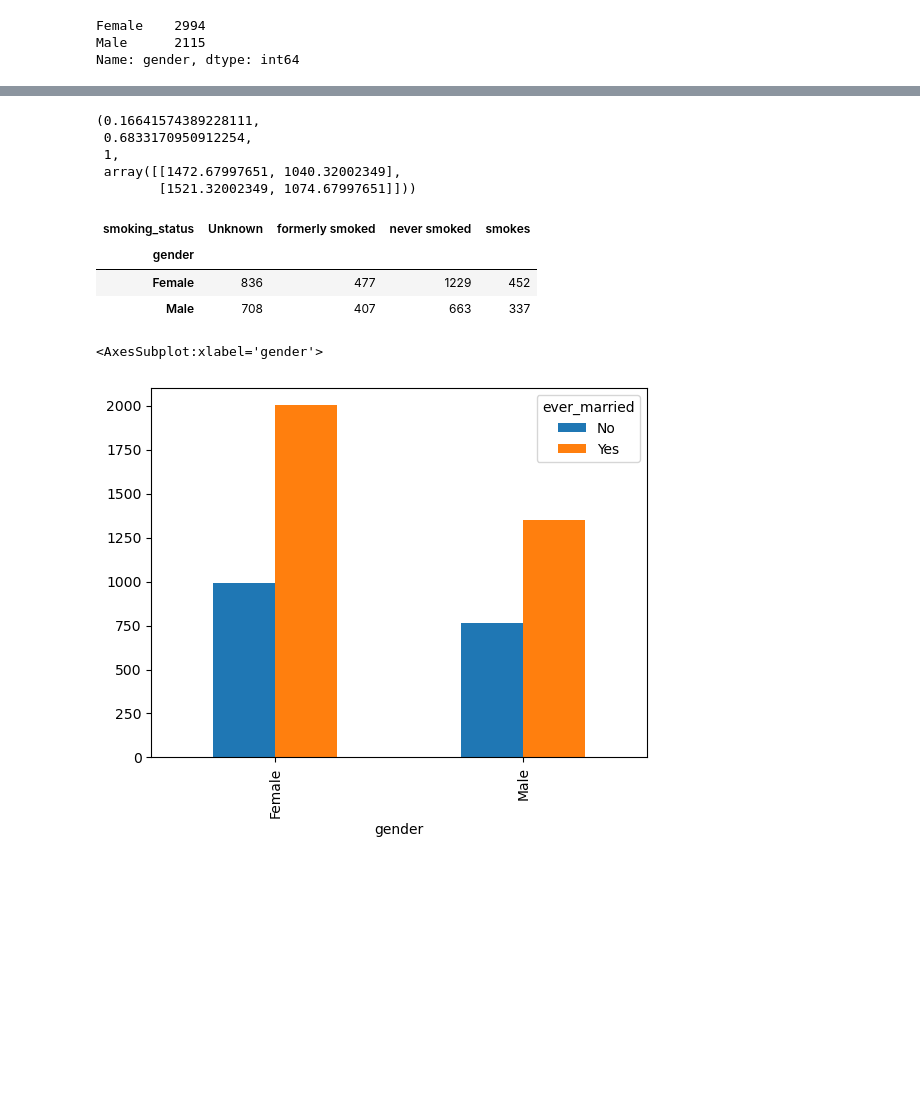
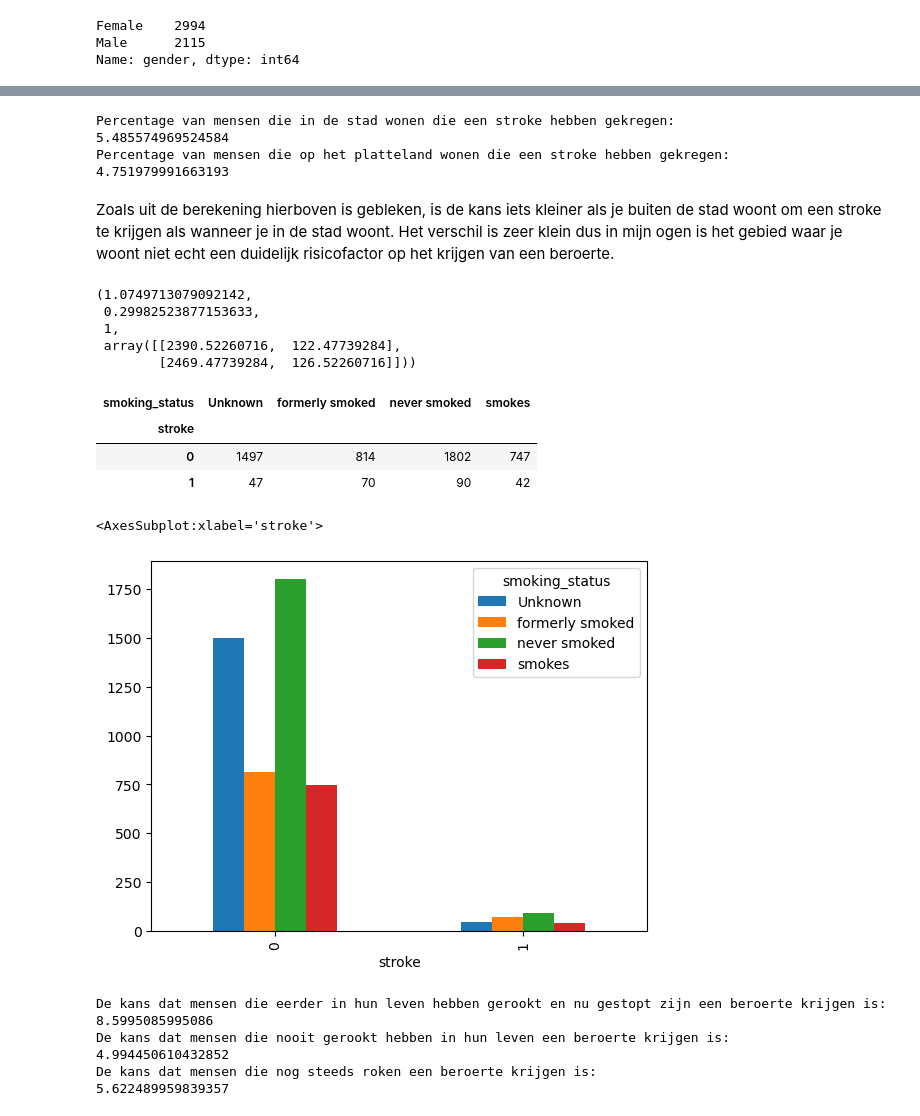
Before and after one commit to WesleyClarijs/DataScience-Portfolio, a Jupyter notebook: Assignment 14.ipynb, the cells around one changed output, grey strips where cells are left out. Saved outputs shown, nothing was run; the diff lists cells and outputs as text; code cells hidden in the pictures; blank space fills up the shorter version.

```diff
--- a/Assignment 14.ipynb
+++ b/Assignment 14.ipynb
@@ -32,22 +32,48 @@ SmokingStatusGenderTable.plot(kind='bar')
+# %%
+print ('Percentage van mensen die in de stad wonen die een stroke hebben gekregen:')
+print ((135/2461)*100)
+print('Percentage van mensen die op het platteland wonen die een stroke hebben gekregen:')
+print ((114/2399)*100)
+# %% [output]
+Percentage van mensen die in de stad wonen die een stroke hebben gekregen:
+5.485574969524584
+Percentage van mensen die op het platteland wonen die een stroke hebben gekregen:
+4.751979991663193
+# %% [markdown]
+Zoals uit de berekening hierboven is gebleken, is de kans iets kleiner als je buiten de stad woont om een stroke te krijgen als wanneer je in de stad woont. Het verschil is zeer klein dus in mijn ogen is het gebied waar je woont niet echt een duidelijk risicofactor op het krijgen van een beroerte.
 # %%
 from scipy.stats import chi2_contingency
-chi2_contingency(SmokingStatusGenderTable)
+chi2_contingency(ResidenceTypeStrokeTable)
 # %% [output]
-(0.16641574389228111,
- 0.6833170950912254,
+(1.0749713079092142,
+ 0.29982523877153633,
  1,
- array([[1472.67997651, 1040.32002349],
-        [1521.32002349, 1074.67997651]]))
+ array([[2390.52260716,  122.47739284],
+        [2469.47739284,  126.52260716]]))
 # %%
-WorkTypeGenderTable = ds.groupby(['smoking_status','gender']).size().unstack('smoking_status', fill_value=0)
-WorkTypeGenderTable
+SmokingStatusStrokeTable = ds.groupby(['smoking_status','stroke']).size().unstack('smoking_status', fill_value=0)
+SmokingStatusStrokeTable
 # %% [output]
 | smoking_status | Unknown | formerly smoked | never smoked | smokes |
-| gender |  |  |  |  |
-| Female | 836 | 477 | 1229 | 452 |
-| Male | 708 | 407 | 663 | 337 |
+| stroke |  |  |  |  |
+| 0 | 1497 | 814 | 1802 | 747 |
+| 1 | 47 | 70 | 90 | 42 |
 # %%
-WorkTypeGenderTable.plot(kind = 'bar')
+SmokingStatusStrokeTable.plot(kind = 'bar')
 # %% [output]
-<AxesSubplot:xlabel='gender'>
+<AxesSubplot:xlabel='stroke'>
-[figure, old version]
+[figure, new version]
+# %%
+print('De kans dat mensen die eerder in hun leven hebben gerookt en nu gestopt zijn een beroerte krijgen is:')
+print((70/814)*100)
+print('De kans dat mensen die nooit gerookt hebben in hun leven een beroerte krijgen is:')
+print((90/1802)*100)
+print ('De kans dat mensen die nog steeds roken een beroerte krijgen is:')
+print((42/747)*100)
+# %% [output]
+De kans dat mensen die eerder in hun leven hebben gerookt en nu gestopt zijn een beroerte krijgen is:
+8.5995085995086
+De kans dat mensen die nooit gerookt hebben in hun leven een beroerte krijgen is:
+4.994450610432852
+De kans dat mensen die nog steeds roken een beroerte krijgen is:
+5.622489959839357
```
Also changed, not shown: parts of 11 cells of this notebook, 24 other files.
